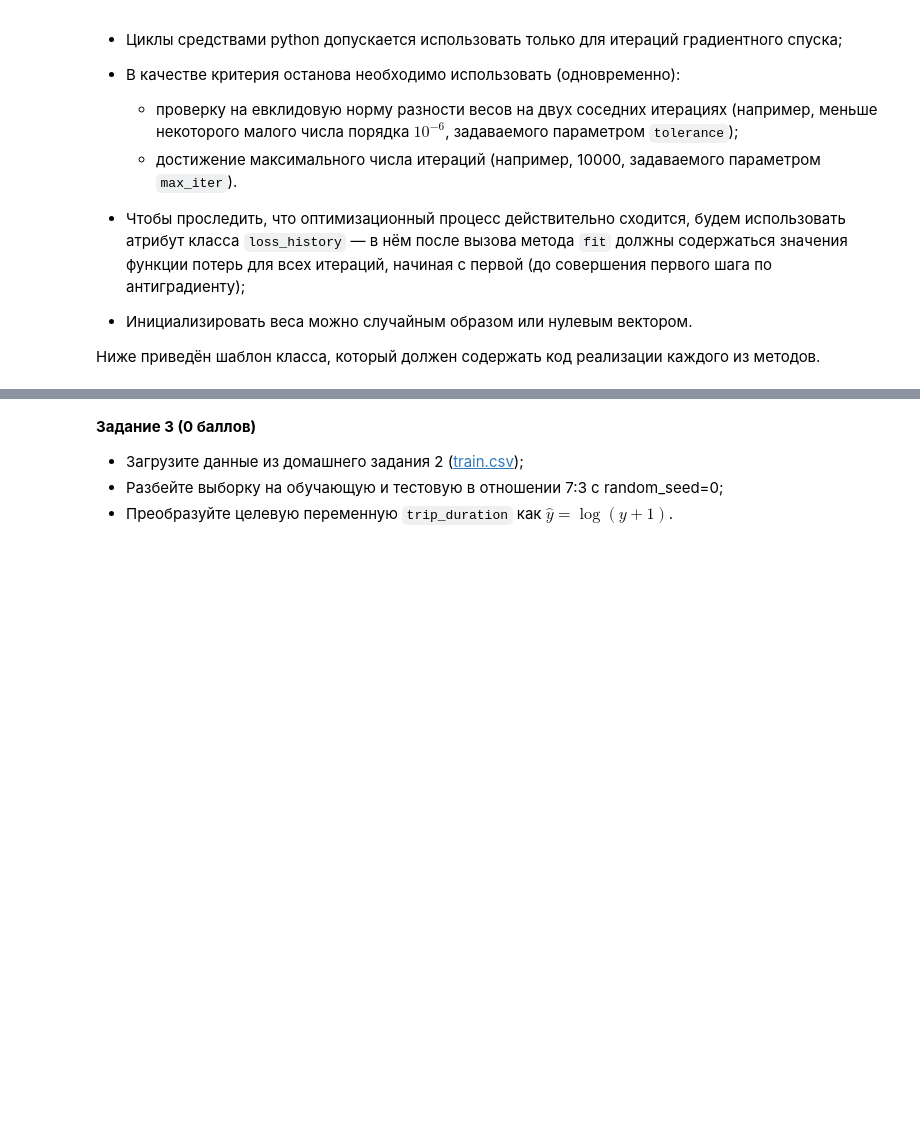
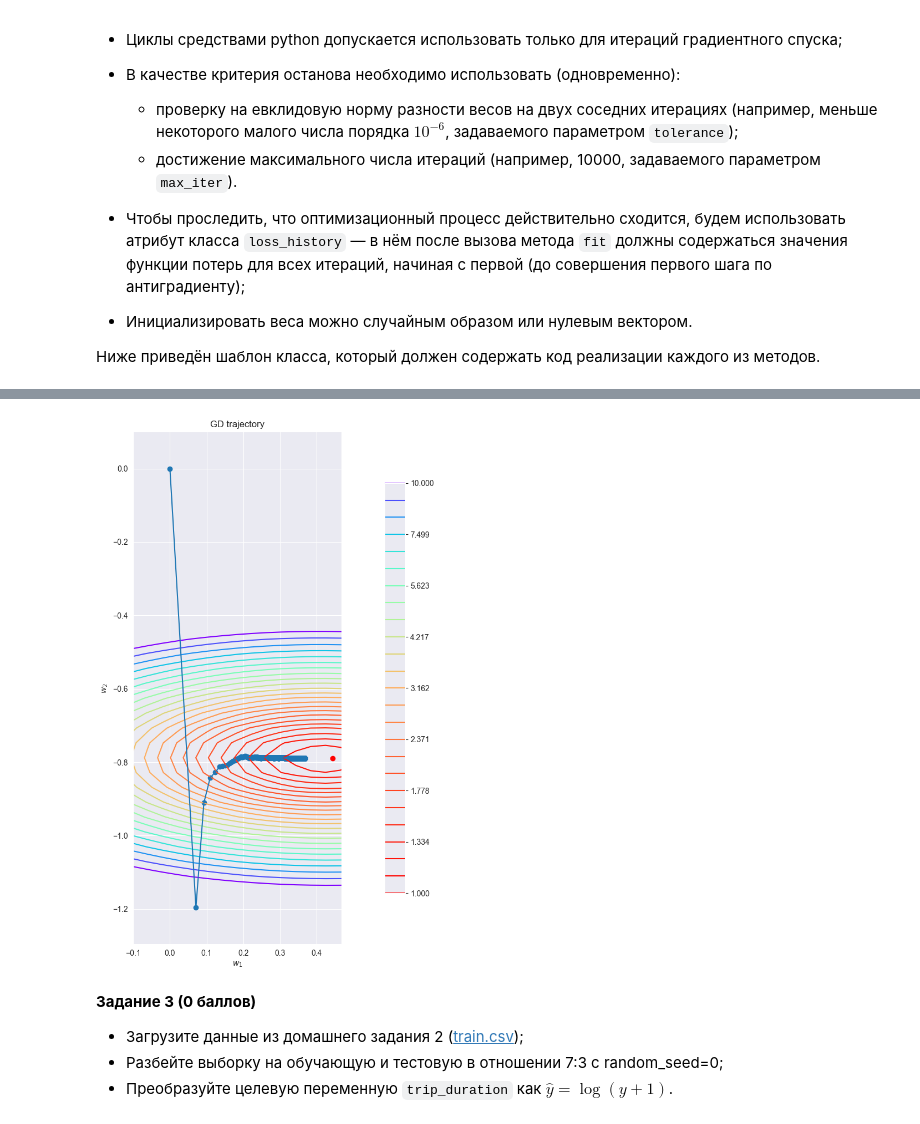
Before and after one commit to saaprikins/nes_ml_course_homeworks, a Jupyter notebook: homework_practice_3.ipynb, the cells around one changed output, grey strips where cells are left out. Cells and saved outputs as stored; diff of their text form; code cells hidden in the pictures; blank space fills up the shorter version.

```diff
--- a/homework_practice_3.ipynb
+++ b/homework_practice_3.ipynb
@@ -163,4 +195,4 @@ w_0 = np.random.uniform(-2, 2, (n_features))
 # %%
-temp_class2 = LinearReg(w0=w_0, gd_type='full', eta=1e-2, max_iter=100, tolerance=1e-6)
-temp_class2.fit(X=X, y=Y)
+temp_class = LinearReg(optimizer_type="momentum", gd_type="stochastic", eta=1e-2, max_iter=1e5, tolerance=1e-12, batch_size=100)
+temp_class.fit(X=X, y=Y)
 # %% [output]
@@ -186,3 +215,35 @@ LinearReg(gd_type='full', max_iter=100, tolerance=1e-06,
+# %%
+from matplotlib import pyplot as plt
+# compute level set
+A, B = np.meshgrid(np.linspace(-2, 2, 100), np.linspace(-2, 2, 100))
+
+levels = np.empty_like(A)
+for i in range(A.shape[0]):
+    for j in range(A.shape[1]):
+        w_tmp = np.array([A[i, j], B[i, j]])
+        levels[i, j] = np.mean(np.power(np.dot(X, w_tmp) - Y, 2))
+
+
+plt.figure(figsize=(20, 12))
+plt.title('GD trajectory')
+plt.xlabel(r'$w_1$')
+plt.ylabel(r'$w_2$')
+plt.xlim((temp_class.w_history[:, 0].min() - 0.1, temp_class.w_history[:, 0].max() + 0.1))
+plt.ylim((temp_class.w_history[:, 1].min() - 0.1, temp_class.w_history[:, 1].max() + 0.1))
+plt.gca().set_aspect('equal')
+
+# visualize the level set
+CS = plt.contour(A, B, levels, levels=np.logspace(0, 1, num=25), cmap=plt.cm.rainbow_r)
+CB = plt.colorbar(CS, shrink=0.8, extend='both')
+
+# visualize trajectory
+plt.scatter(w_true[0], w_true[1], c='r')
+plt.scatter(temp_class.w_history[:, 0], temp_class.w_history[:, 1])
+plt.plot(temp_class.w_history[:, 0], temp_class.w_history[:, 1])
+
+plt.show()
+# %% [output]
+[figure, added]
 # %% [markdown]
 **Задание 3 (0 баллов)**
 * Загрузите данные из домашнего задания 2 ([train.csv](https://www.kaggle.com/c/nyc-taxi-trip-duration/data));
```
Also changed, not shown: parts of 5 cells of this notebook.
